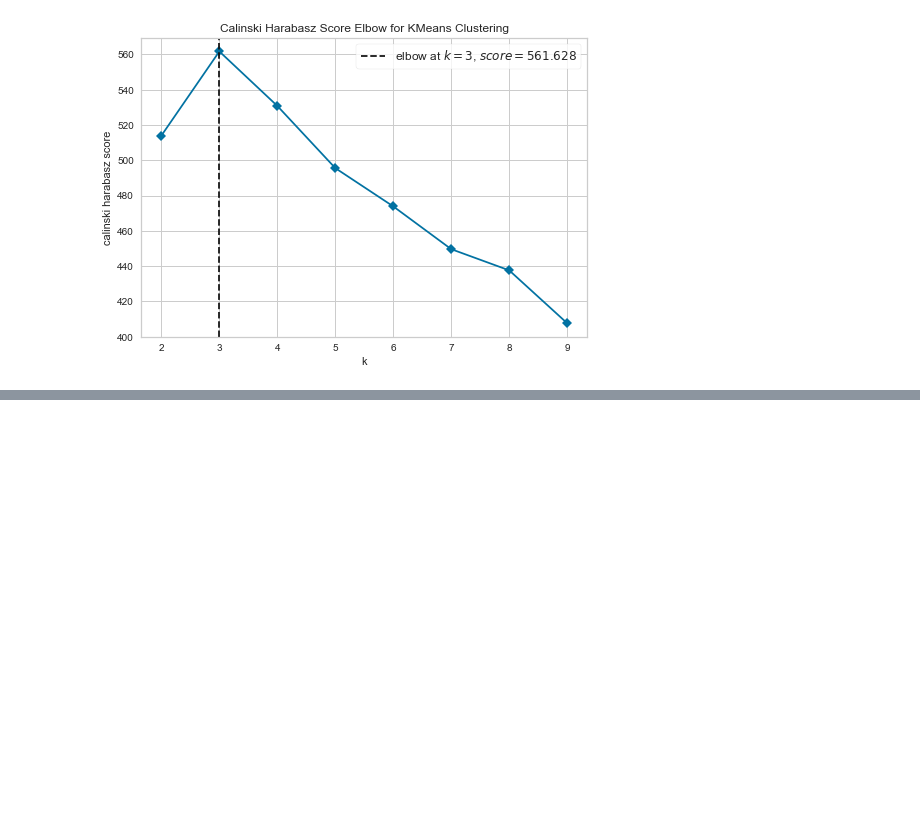
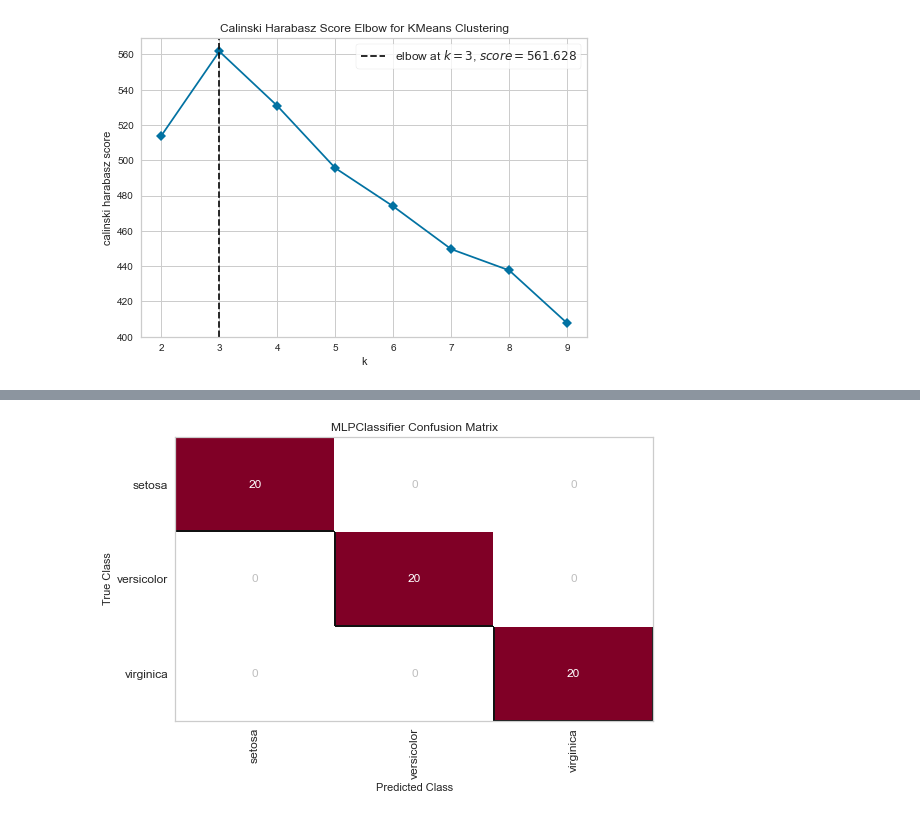
Before and after one commit to Data-and-Design-Lab/DS-Iris-Flower-dataset, a Jupyter notebook: analysis_iris_dataset.ipynb, the cells around one changed output, grey strips where cells are left out. Cells and saved outputs as stored; diff of their text form; code cells hidden in the pictures; blank space fills up the shorter version.

```diff
--- a/analysis_iris_dataset.ipynb
+++ b/analysis_iris_dataset.ipynb
@@ -101,0 +112,2 @@ visualizer.show();       # Finalize and render the figure
+# %%
+iris = datasets.load_iris()
@@ -101,0 +116,2 @@ visualizer.show();       # Finalize and render the figure
+# %%
+X, y = iris.data, iris.target
@@ -101,0 +122,3 @@ visualizer.show();       # Finalize and render the figure
+# %%
+X_train, X_test, y_train, y_test = train_test_split(
+    X, y, test_size=0.40, stratify=y, random_state=2)
@@ -101,0 +127,23 @@ visualizer.show();       # Finalize and render the figure
+# %%
+clf = make_pipeline(
+    StandardScaler(),
+    # LinearSVC(random_state=0, tol=1e-5),
+    MLPClassifier(alpha=1e-3, hidden_layer_sizes=(5, 4), random_state=1, max_iter=1000),
+    # DecisionTreeClassifier(),
+    # RandomForestClassifier()
+)
+
+# The ConfusionMatrix visualizer taxes a model
+cm = ConfusionMatrix(clf, classes=iris.target_names)
+
+# Fit fits the passed model. This is unnecessary if you pass the visualizer a pre-fitted model
+cm.fit(X_train, y_train)
+
+# To create the ConfusionMatrix, we need some test data. Score runs predict() on the data
+# and then creates the confusion_matrix from scikit-learn.
+cm.score(X_test, y_test)
+
+# How did we do?
+cm.show();
+# %% [output]
+[figure, added]
```
Also changed, not shown: parts of 4 cells of this notebook.
